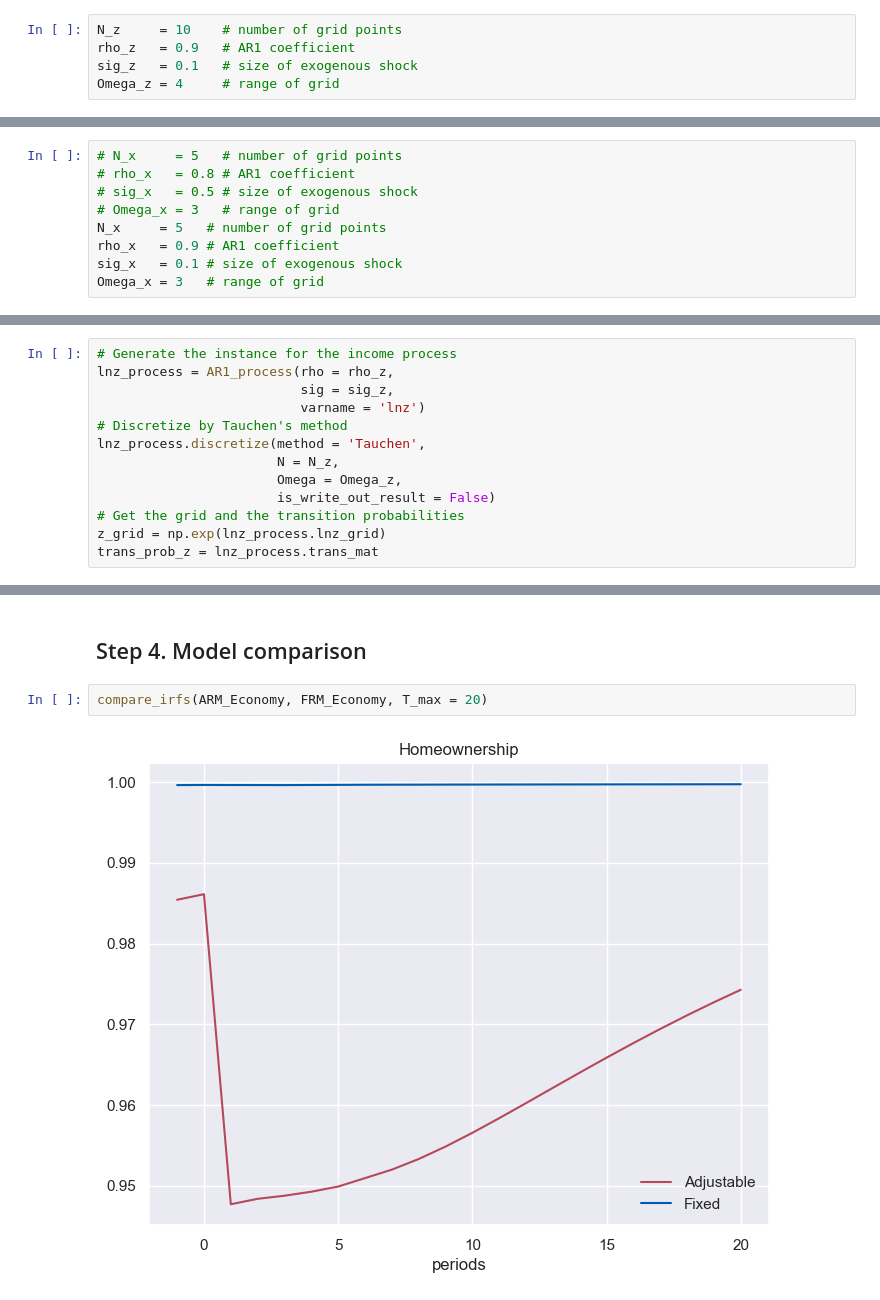
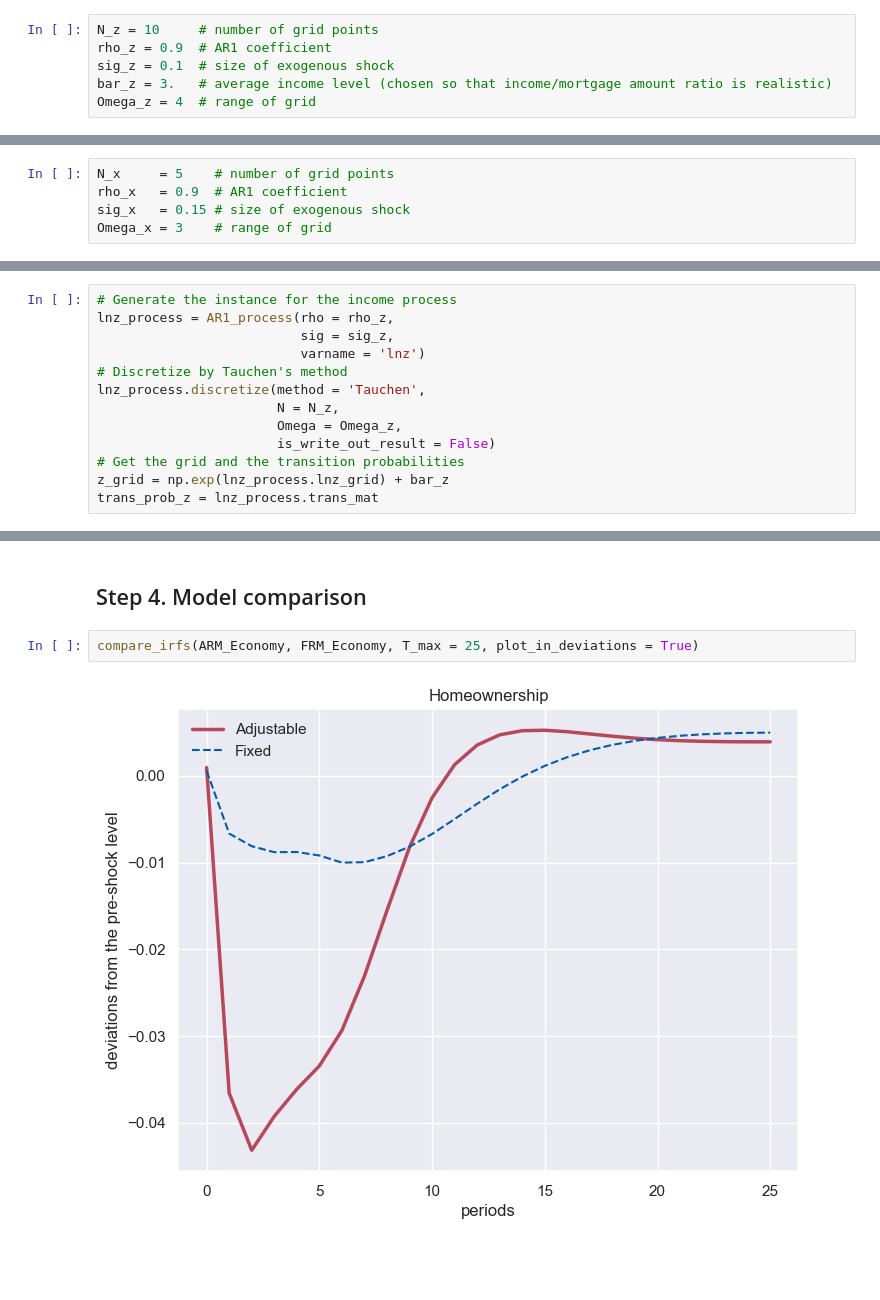
Before and after one commit to mtanaka25/WashU_Quant_Macro_project, a Jupyter notebook: main.ipynb, the cells around one changed output, grey strips where cells are left out. Cells and saved outputs as stored; diff of their text form; blank space fills up the shorter version.

```diff
--- a/main.ipynb
+++ b/main.ipynb
@@ -16,18 +16,15 @@ import numpy as np
 ### (B) Set parameters
 #### parameters for the income ($z$) process
 # %%
-N_z     = 10    # number of grid points
-rho_z   = 0.9   # AR1 coefficient
-sig_z   = 0.1   # size of exogenous shock
-Omega_z = 4     # range of grid
+N_z = 10     # number of grid points
+rho_z = 0.9  # AR1 coefficient
+sig_z = 0.1  # size of exogenous shock
+bar_z = 3.   # average income level (chosen so that income/mortgage amount ratio is realistic)
+Omega_z = 4  # range of grid
 # %% [markdown]
 #### parameters for the aggregate factor ($x$) process
 # %%
-# N_x     = 5   # number of grid points
-# rho_x   = 0.8 # AR1 coefficient
-# sig_x   = 0.5 # size of exogenous shock
-# Omega_x = 3   # range of grid
-N_x     = 5   # number of grid points
-rho_x   = 0.9 # AR1 coefficient
-sig_x   = 0.1 # size of exogenous shock
-Omega_x = 3   # range of grid
+N_x     = 5    # number of grid points
+rho_x   = 0.9  # AR1 coefficient
+sig_x   = 0.15 # size of exogenous shock
+Omega_x = 3    # range of grid
@@ -53,7 +52,7 @@ lnz_process.discretize(method = 'Tauchen',
                        Omega = Omega_z,
                        is_write_out_result = False)
 # Get the grid and the transition probabilities
-z_grid = np.exp(lnz_process.lnz_grid)
+z_grid = np.exp(lnz_process.lnz_grid) + bar_z
 trans_prob_z = lnz_process.trans_mat
 # %% [output]
 Discretizing the AR(1) process by Tauchen method...
@@ -286,6 +337,6 @@ FRM_Economy.x_shock_simulation(pre_shock_x_idx = 2, x_idx_path = x_path)
 # %% [markdown]
 ## Step 4. Model comparison
 # %%
-compare_irfs(ARM_Economy, FRM_Economy, T_max = 20)
+compare_irfs(ARM_Economy, FRM_Economy, T_max = 25, plot_in_deviations = True)
 # %% [output]
-[figure, old version]
+[figure, new version]
```
Also changed, not shown: parts of 43 cells of this notebook, 8 other files.
